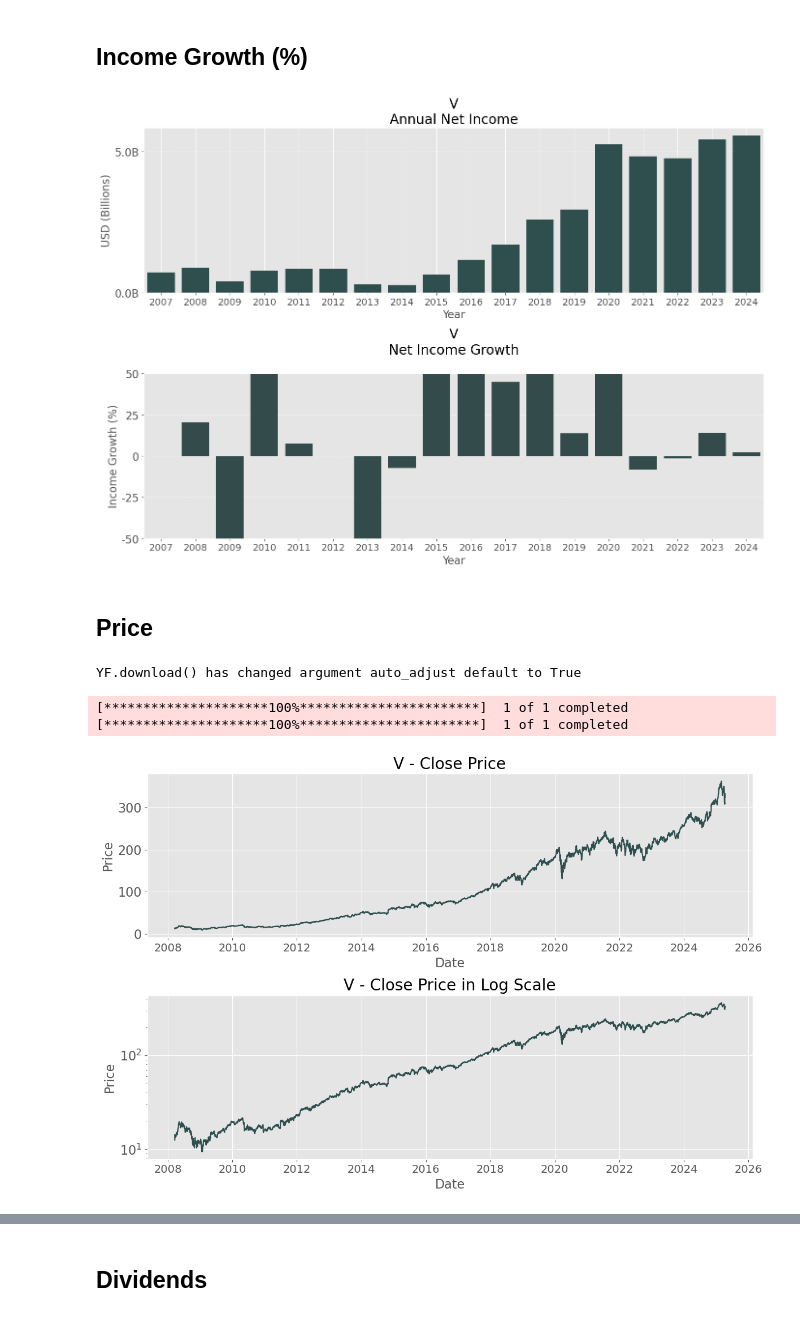
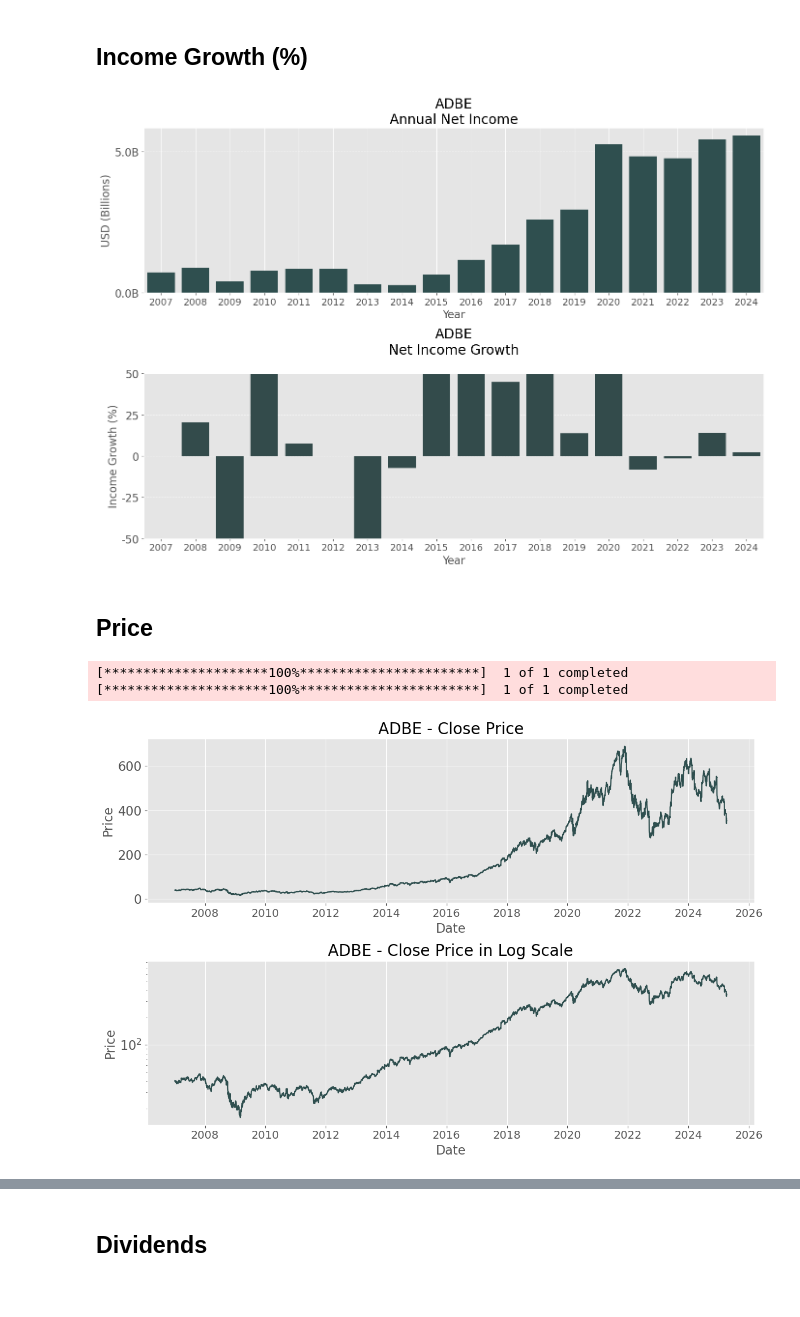
Before and after one commit to akaiuun12/stock_portfolio, a Jupyter notebook: ADBE_2025.ipynb, the cells around one changed output, grey strips where cells are left out. Cells and saved outputs as stored; diff of their text form; code cells hidden in the pictures.

```diff
--- a/ADBE_2025.ipynb
+++ b/ADBE_2025.ipynb
@@ -46,8 +46,8 @@ df_net_income[0].tail(5)
 # %%
 fig, axes = plt.subplots(2, 1, figsize=(14, 10), sharex=True)
 
-plot_annual_net_income(df_net_income[0], ticker='V', unit='B', ystep=50e8, ax=axes[0])
-plot_net_income_growth(df_net_income[0], ticker='V', ymin=-50, ymax=50, ystep=25, ax=axes[1])
+plot_annual_net_income(df_net_income[0], ticker=ticker, unit='B', ystep=50e8, ax=axes[0])
+plot_net_income_growth(df_net_income[0], ticker=ticker, ymin=-50, ymax=50, ystep=25, ax=axes[1])
 
 # ✅ Show x-ticks on upper graph too
 axes[0].tick_params(labelbottom=True)
@@ -55,23 +55,22 @@ axes[0].tick_params(labelbottom=True)
 plt.tight_layout()
 plt.show()
 # %% [output]
-[figure, old version]
+[figure, new version]
 # %% [markdown]
 ## Price
 # %%
 import matplotlib.pyplot as plt
 from finance import historical_price
 
 fig, axes = plt.subplots(2, 1, figsize=(12, 8), sharex=True)
 
-historical_price("V", start="2007", column="Close", scale='linear', ax=axes[0])
-historical_price("V", start="2007", column="Close", scale='log', ax=axes[1])
+historical_price(ticker, start="2007", column="Close", scale='linear', ax=axes[0])
+historical_price(ticker, start="2007", column="Close", scale='log', ax=axes[1])
 
 axes[0].tick_params(labelbottom=True)  # Show x-ticks on upper plot too
 plt.tight_layout()
 plt.show()
 # %% [output]
-YF.download() has changed argument auto_adjust default to True
+[*********************100%***********************]  1 of 1 completed
+[*********************100%***********************]  1 of 1 completed
-[*********************100%***********************]  1 of 1 completed
-[*********************100%***********************]  1 of 1 completed
-[figure, old version]
+[figure, new version]
```
Also changed, not shown: parts of 3 cells of this notebook.
